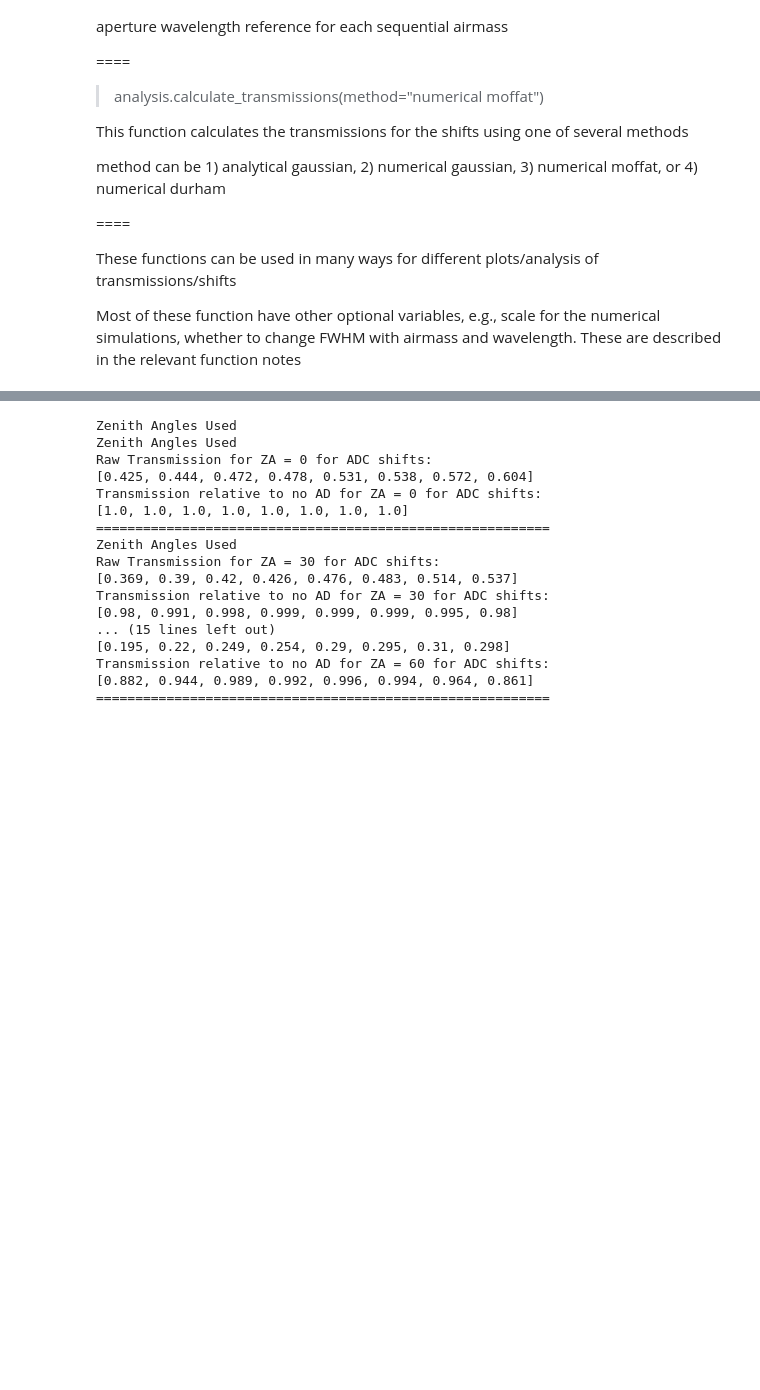
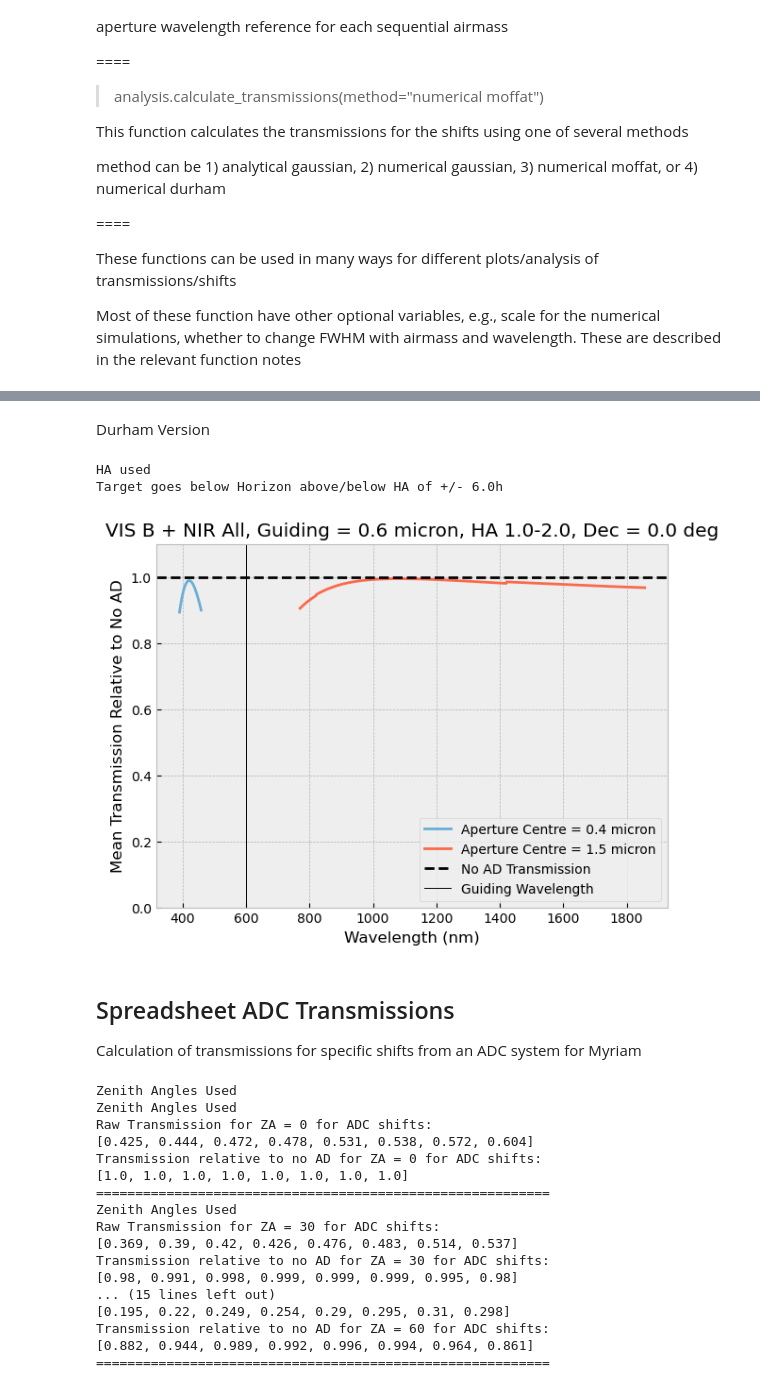
Before and after one commit to JamianStephan/MOSAIC-AD-Analysis, a Jupyter notebook: Main-Version/Integration Graphs.ipynb, the cells around one changed output, grey strips where cells are left out. Drawn from its saved outputs; the diff is of its cells as text; code cells hidden in the pictures; blank space fills up the shorter version.

```diff
--- a/Main-Version/Integration Graphs.ipynb
+++ b/Main-Version/Integration Graphs.ipynb
@@ -129,10 +172,0 @@ plot_integ_trans(fibres,guide,analysis,method="numerical moffat",normalise="no A
-# %%
-analysis=AD_analysis()
-analysis.load_wave('LR','NIR','IY','H')
-analysis.output_parameters['airmasses']=np.linspace(1.1,1.3,21)
-fibres=np.around(np.linspace(min(analysis.output_parameters['wave_wavelengths']).to(u.micron).value,max(analysis.output_parameters['wave_wavelengths']).to(u.micron).value,5)*u.micron,3)
-guide=1.6 * u.micron
-plot_integ_trans(fibres,guide,analysis,method="numerical moffat",normalise="no AD")
-
-guide=.6 * u.micron
-plot_integ_trans(fibres,guide,analysis,method="numerical moffat",normalise="no AD")
@@ -555,3 +256,19 @@ NEW FIBRE
+# %% [markdown]
+Durham Version
+# %%
+#Same as above, but uses Durham PSFs
+analysis=AD_analysis()
+
+analysis.load_airmasses(HA_range=np.linspace(1,2,21),targ_dec=0*u.deg)
+
+plot_integ_trans_parallel([0.4]*u.micron,[1.5]*u.micron,["LR","VIS","B","B"],["LR","NIR","IY","H"],.6*u.micron,analysis,normalise="no AD",method="numerical durham")
+# %% [output]
+HA used
+Target goes below Horizon above/below HA of +/- 6.0h
+[figure, added]
+# %% [markdown]
+## Spreadsheet ADC Transmissions
+Calculation of transmissions for specific shifts from an ADC system for Myriam
 # %%
 import Transmission_calculation as trans
 Plate_Scale = 3.316 # [mm/arcsec]
```
Also changed, not shown: parts of 16 cells of this notebook, 9 other files.
